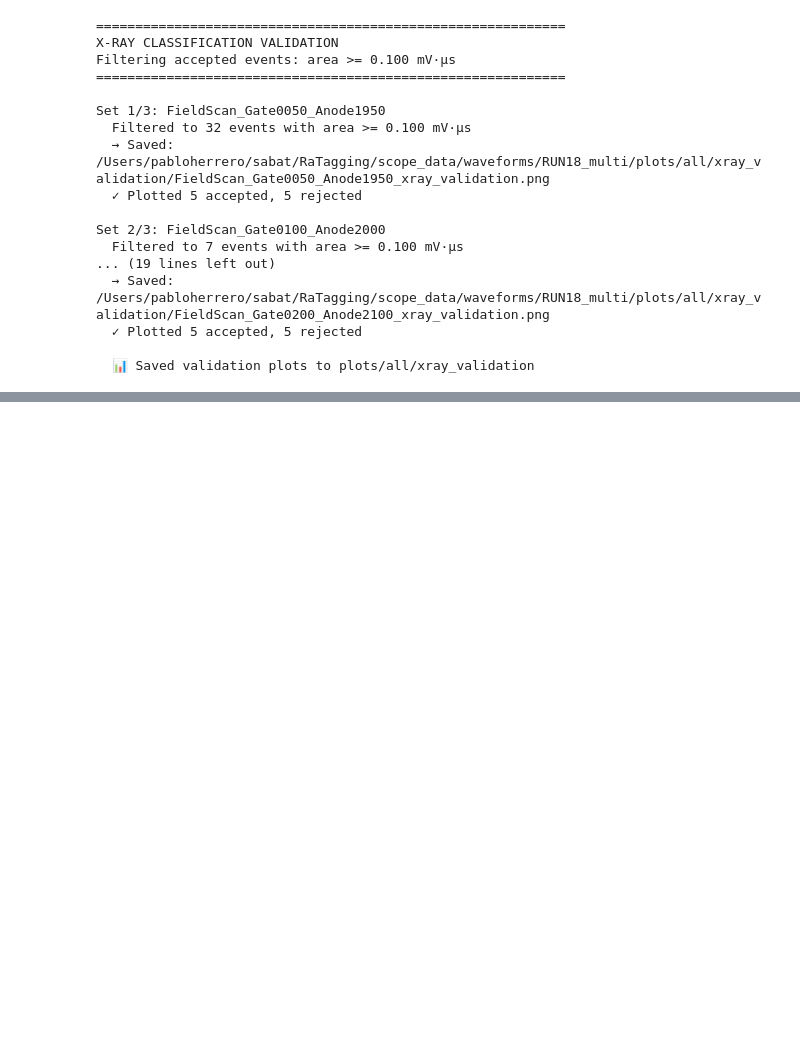
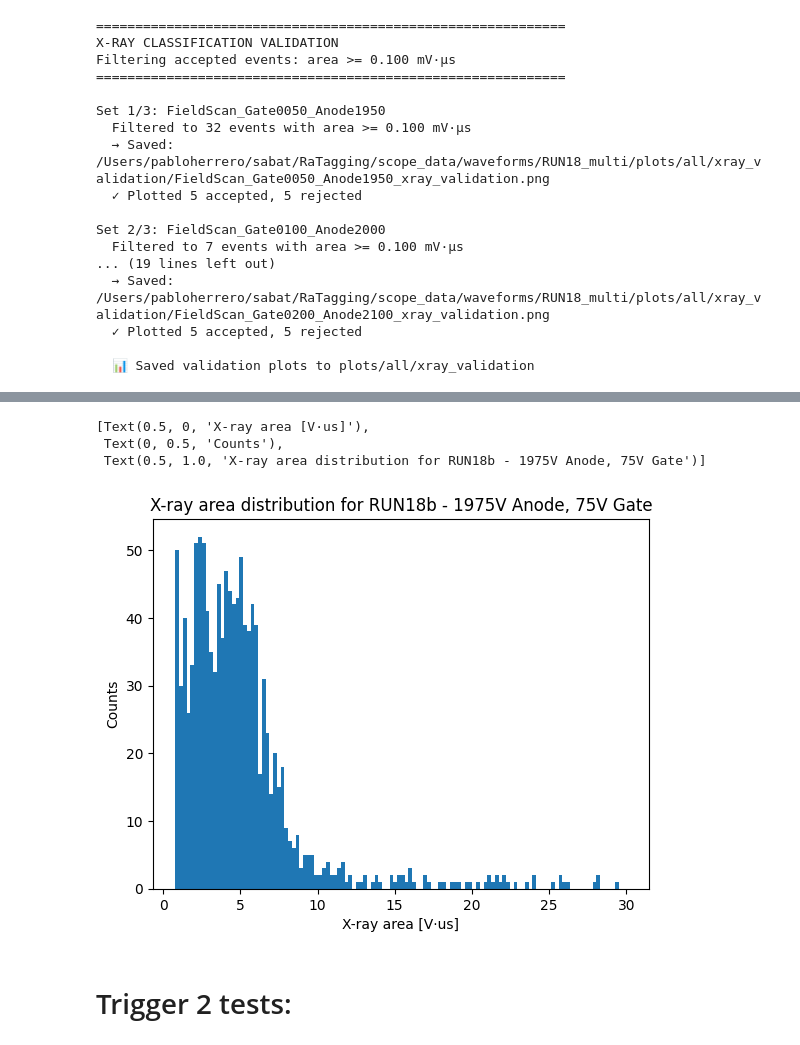
Before and after one commit to proscrite/RaTag, a Jupyter notebook: notebooks/xray-diagnostic.ipynb, the cells around one changed output, grey strips where cells are left out. Saved outputs shown, nothing was run; the diff lists cells and outputs as text; code cells hidden in the pictures; blank space fills up the shorter version.

```diff
--- a/notebooks/xray-diagnostic.ipynb
+++ b/notebooks/xray-diagnostic.ipynb
@@ -114,0 +203,15 @@ plt.gca().set(xlabel='X-ray area [V·us]', ylabel='Counts', title='X-ray area di
+# %%
+path_18 = Path('/Volumes/KINGSTON/RaTag_data/RUN18/processed_data/RUN18_xray_areas_combined.npz')
+
+xray_data_18 = np.load(path_18, allow_pickle=True)
+# xray_data['xray_areas']
+# %%
+n, bins, patches = plt.hist(xray_data_18['xray_areas'], bins=120, range=(0.8, 30))
+plt.gca().set(xlabel='X-ray area [V·us]', ylabel='Counts', title='X-ray area distribution for RUN18b - 1975V Anode, 75V Gate')
+# %% [output]
+[Text(0.5, 0, 'X-ray area [V·us]'),
+ Text(0, 0.5, 'Counts'),
+ Text(0.5, 1.0, 'X-ray area distribution for RUN18b - 1975V Anode, 75V Gate')]
+[figure, added]
+# %% [markdown]
+# Trigger 2 tests:
```
Also changed, not shown: parts of 35 cells of this notebook, 4 other files.
